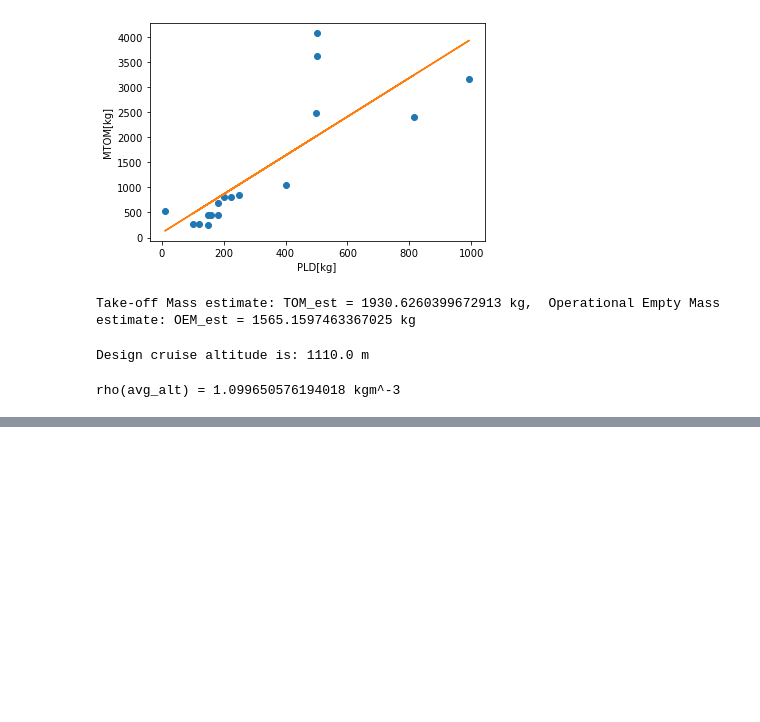
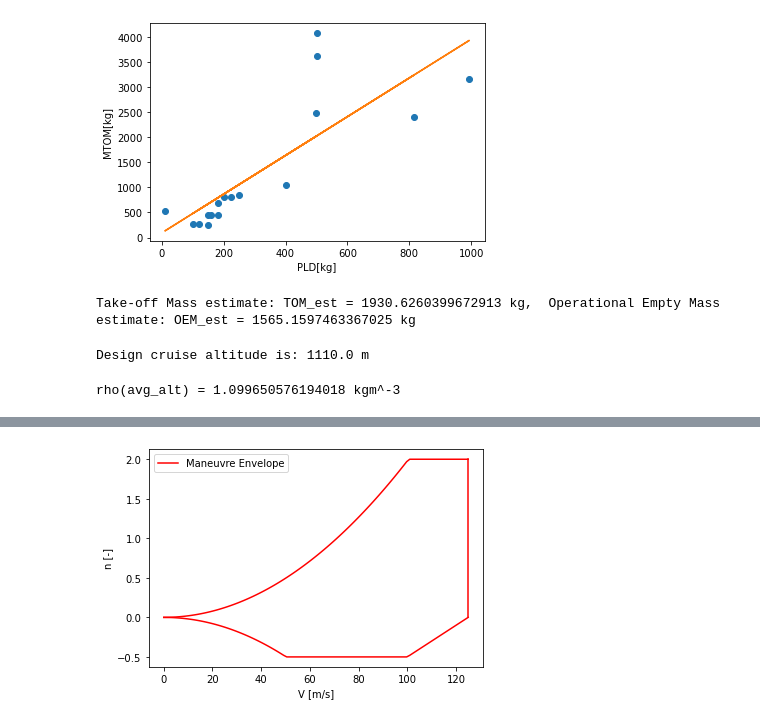
Before and after one commit to dmkeijzer/RBDOWigeon-paper, a Jupyter notebook: Sizing/Prelim_sizing.ipynb, the cells around one changed output, grey strips where cells are left out. Cells and saved outputs as stored; diff of their text form; code cells hidden in the pictures; blank space fills up the shorter version.

```diff
--- a/Sizing/Prelim_sizing.ipynb
+++ b/Sizing/Prelim_sizing.ipynb
@@ -148,0 +160,14 @@ plt.savefig('gust.png')
+# %%
+def plotmaneuvrenv(WoS, Vc, CLmax):
+    VD = design_dive_speed(Vc)
+    Vs = Vc, VD
+    x = np.linspace(0, VD, 100)
+    ax = sns.lineplot(x=x, y=[maneuvrenv(V, Vs, WoS, CLmax, True) for V in x], color='red')
+    sns.lineplot(x=x, y=[maneuvrenv(V, Vs, WoS, CLmax, False) for V in x], color='red', label='Maneuvre Envelope')
+    ax.set(xlabel="V [m/s]", ylabel="n [-]")
+    plt.plot([VD, VD], [maneuvrenv(VD, Vs, WoS, CLmax, False), maneuvrenv(VD, Vs, WoS, CLmax, True)], color='red')
+    # plt.savefig('maneuvre.png')
+# %%
+plotmaneuvrenv(WoS, Vc, CLmax)
+# %% [output]
+[figure, added]
```
Also changed, not shown: parts of 4 cells of this notebook, 1 other file.
